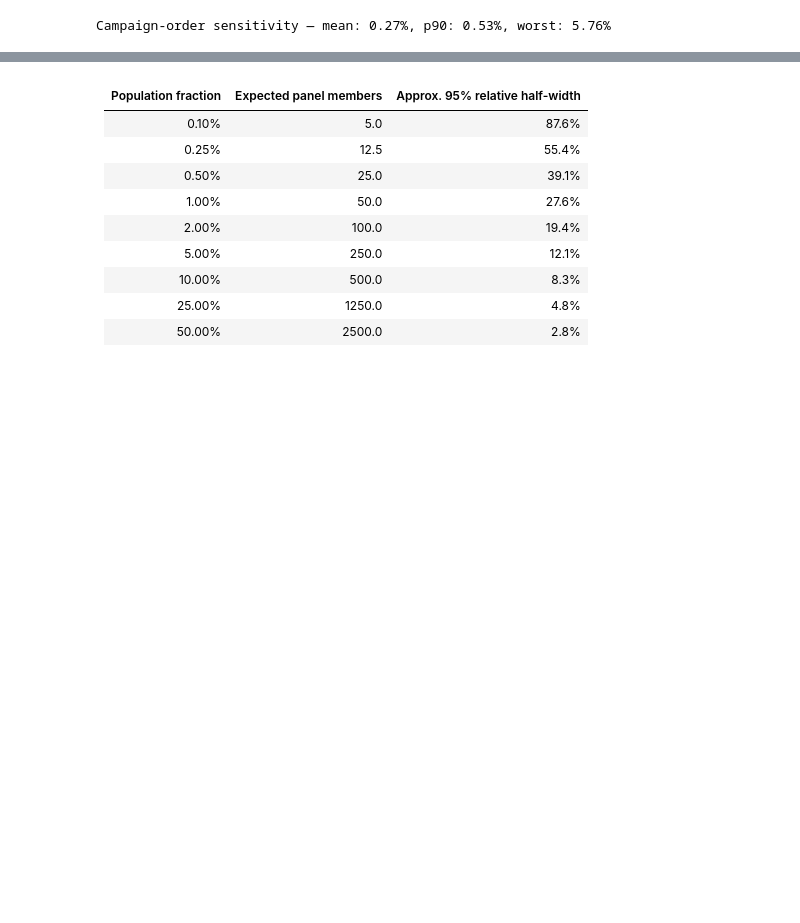
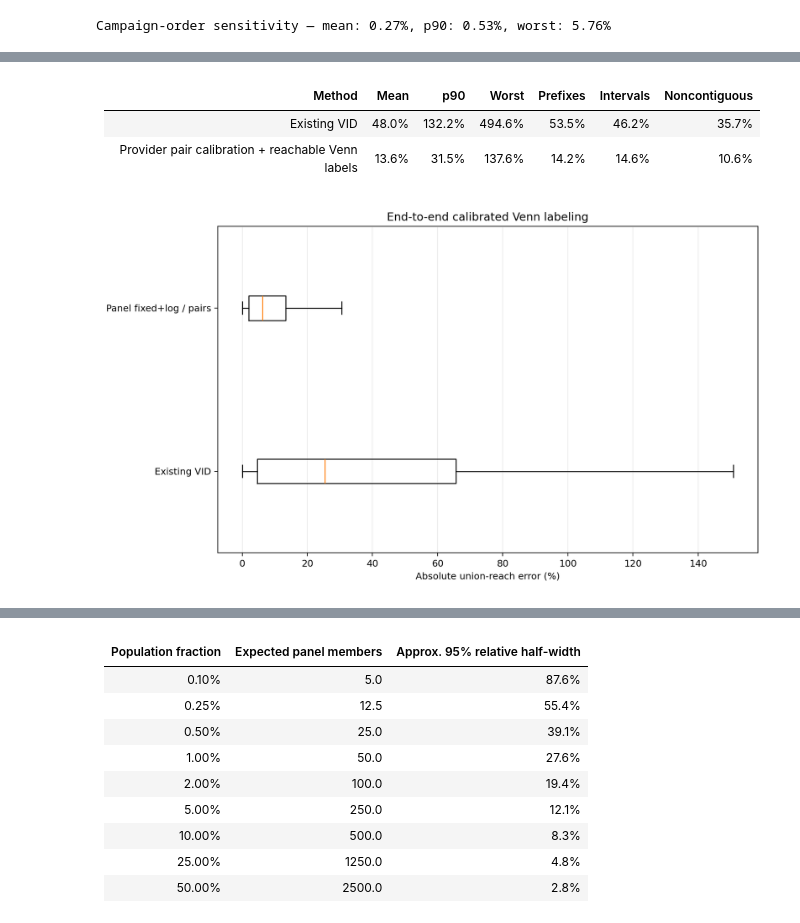
Before and after one commit to world-federation-of-advertisers/calibrated-vid, a Jupyter notebook: notebooks/daily_match_labeling_research.ipynb, the cells around one changed output, grey strips where cells are left out. Drawn from its saved outputs; the diff is of its cells as text; code cells hidden in the pictures; blank space fills up the shorter version.

Commit message:
feat: evaluate provider-calibrated Venn labeling

```diff
--- a/notebooks/daily_match_labeling_research.ipynb
+++ b/notebooks/daily_match_labeling_research.ipynb
@@ -44,6 +45,10 @@ PROJECT_ROOT = find_project_root()
 sys.path.insert(0, str(PROJECT_ROOT / "src"))
 OUTPUT_DIR = PROJECT_ROOT / "outputs" / "daily_labeling_final"
 VENN_OUTPUT_DIR = PROJECT_ROOT / "outputs" / "full_venn_proof_final"
+CALIBRATED_VENN_OUTPUT_DIR = PROJECT_ROOT / "outputs" / "calibrated_venn_pairwise_half5"
+SOLVER_OUTPUT_DIR = PROJECT_ROOT / "outputs" / "temporal_solver_benchmark_union_guard"
+IDENTITY_OUTPUT_DIR = PROJECT_ROOT / "outputs" / "online_identity_constraints"
+REGULARIZATION_OUTPUT_DIR = PROJECT_ROOT / "outputs" / "online_regularization_sweep"
 
 RUN_EXPERIMENT = False
 if RUN_EXPERIMENT:
@@ -60,6 +65,18 @@ with (OUTPUT_DIR / "cross_campaign_metrics.csv").open() as stream:
 venn_summary = json.loads((VENN_OUTPUT_DIR / "full_venn_summary.json").read_text())
 with (VENN_OUTPUT_DIR / "full_venn_metrics.csv").open() as stream:
     venn_metrics = list(csv.DictReader(stream))
+calibrated_venn_summary = json.loads(
+    (CALIBRATED_VENN_OUTPUT_DIR / "calibrated_venn_summary.json").read_text()
+)
+with (CALIBRATED_VENN_OUTPUT_DIR / "calibrated_venn_metrics.csv").open() as stream:
+    calibrated_venn_metrics = list(csv.DictReader(stream))
+solver_summary = json.loads((SOLVER_OUTPUT_DIR / "temporal_solver_summary.json").read_text())
+identity_summary = json.loads(
+    (IDENTITY_OUTPUT_DIR / "online_identity_constraints.json").read_text()
+)
+regularization_summary = json.loads(
+    (REGULARIZATION_OUTPUT_DIR / "online_regularization_summary.json").read_text()
+)
 
 print(f"Synthetic users: {summary['configuration']['n_users']:,}")
 print(f"EDPs: {summary['configuration']['n_edps']}")
@@ -555,0 +585,43 @@ Campaign-order sensitivity — mean: 0.27%, p90: 0.53%, worst: 5.76%
+# %%
+methods = calibrated_venn_summary["methods"]
+chosen = methods["panel_fixed_log_pairwise__recent_creation"]
+existing = methods["existing_vid"]
+rows = [
+    {
+        "method": "Existing VID",
+        "mean": f"{existing['report_error']['mean']:.1%}",
+        "p90": f"{existing['report_error']['p90']:.1%}",
+        "worst": f"{existing['report_error']['max']:.1%}",
+        "prefix": f"{existing['report_error_by_type']['prefix']['mean']:.1%}",
+        "interval": f"{existing['report_error_by_type']['interval']['mean']:.1%}",
+        "noncontiguous": f"{existing['report_error_by_type']['noncontiguous']['mean']:.1%}",
+    },
+    {
+        "method": "Provider pair calibration + reachable Venn labels",
+        "mean": f"{chosen['report_error']['mean']:.1%}",
+        "p90": f"{chosen['report_error']['p90']:.1%}",
+        "worst": f"{chosen['report_error']['max']:.1%}",
+        "prefix": f"{chosen['report_error_by_type']['prefix']['mean']:.1%}",
+        "interval": f"{chosen['report_error_by_type']['interval']['mean']:.1%}",
+        "noncontiguous": f"{chosen['report_error_by_type']['noncontiguous']['mean']:.1%}",
+    },
+]
+display(Markdown(markdown_table(
+    rows,
+    [
+        ("method", "Method"),
+        ("mean", "Mean"),
+        ("p90", "p90"),
+        ("worst", "Worst"),
+        ("prefix", "Prefixes"),
+        ("interval", "Intervals"),
+        ("noncontiguous", "Noncontiguous"),
+    ],
+)))
+display(Image(filename=str(CALIBRATED_VENN_OUTPUT_DIR / "calibrated_venn_error.png")))
+# %% [output]
+| Method | Mean | p90 | Worst | Prefixes | Intervals | Noncontiguous |
+|---|---|---|---|---|---|---|
+| Existing VID | 48.0% | 132.2% | 494.6% | 53.5% | 46.2% | 35.7% |
+| Provider pair calibration + reachable Venn labels | 13.6% | 31.5% | 137.6% | 14.2% | 14.6% | 10.6% |
+[figure, added]
```
Also changed, not shown: parts of 14 cells of this notebook, 17 other files.
